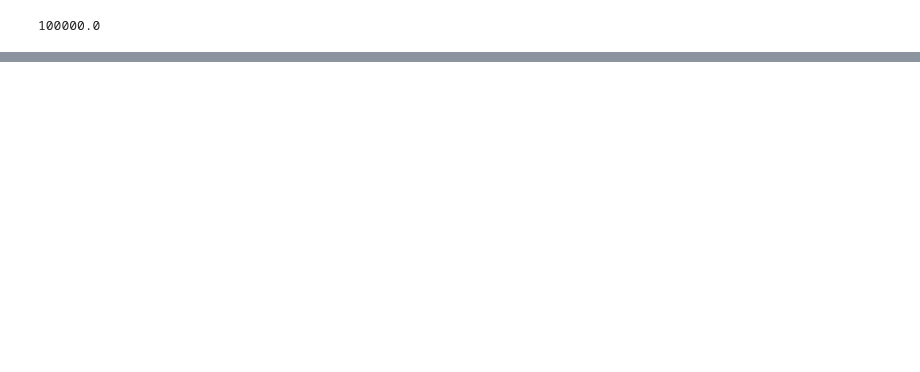
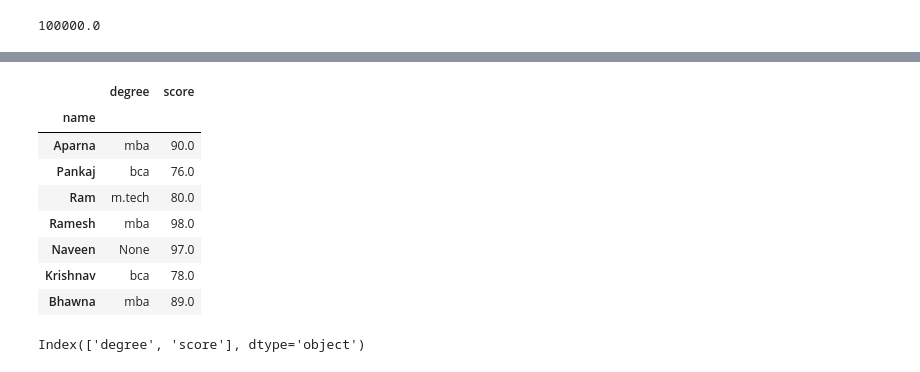
Before and after one commit to RahulArra/Machine-Learning, a Jupyter notebook: ML_week_1.ipynb, the cells around one changed output, grey strips where cells are left out. Saved outputs shown, nothing was run; the diff lists cells and outputs as text; code cells hidden in the pictures; blank space fills up the shorter version.

```diff
--- a/ML_week_1.ipynb
+++ b/ML_week_1.ipynb
@@ -172,0 +257,17 @@ print(combined_df.loc["Shailesh", "2018"])
+# %%
+df3 = df3.set_index("name")
+df3
+# %% [output]
+|  | degree | score |
+| name |  |  |
+| Aparna | mba | 90.0 |
+| Pankaj | bca | 76.0 |
+| Ram | m.tech | 80.0 |
+| Ramesh | mba | 98.0 |
+| Naveen | None | 97.0 |
+| Krishnav | bca | 78.0 |
+| Bhawna | mba | 89.0 |
+# %%
+df3.columns
+# %% [output]
+Index(['degree', 'score'], dtype='object')
```
Also changed, not shown: parts of 11 cells of this notebook.
